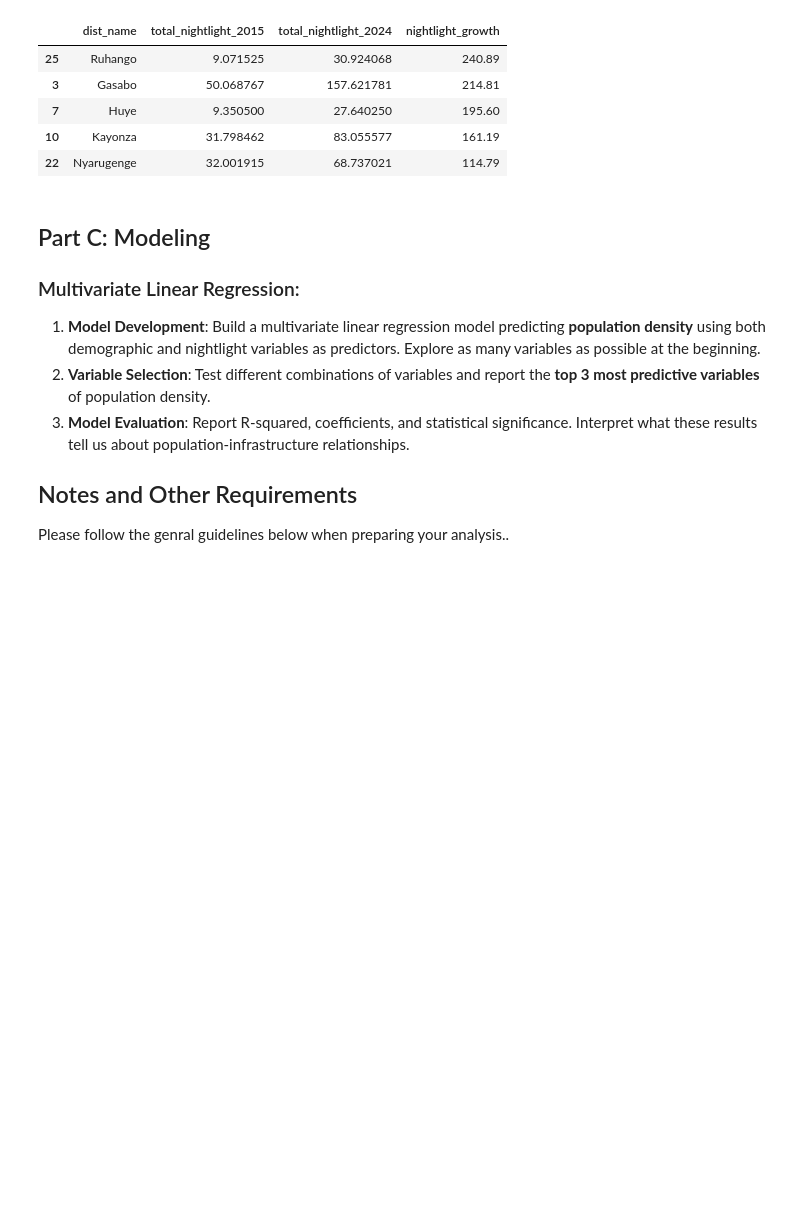
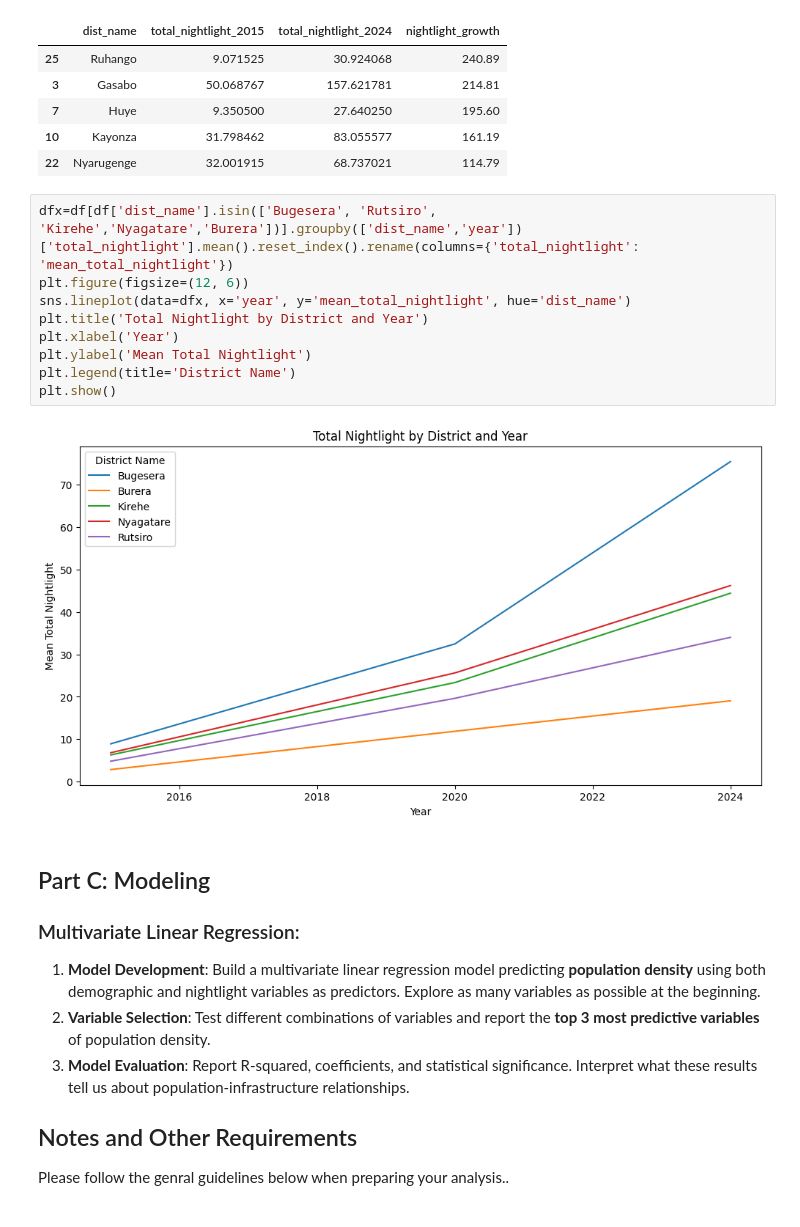
Before and after one commit to bimeobed/AIMS-DSCBI, a Jupyter notebook: notebooks/assignments/assignment-2.ipynb, the cells around one changed output. Drawn from its saved outputs; the diff is of its cells as text; blank space fills up the shorter version.

```diff
--- a/notebooks/assignments/assignment-2.ipynb
+++ b/notebooks/assignments/assignment-2.ipynb
@@ -414,6 +414,17 @@ df1.tail()# display the last few rows of the dataframe with the new columns
 | 7 | Huye | 9.350500 | 27.640250 | 195.60 |
 | 10 | Kayonza | 31.798462 | 83.055577 | 161.19 |
 | 22 | Nyarugenge | 32.001915 | 68.737021 | 114.79 |
+# %%
+dfx=df[df['dist_name'].isin(['Bugesera', 'Rutsiro', 'Kirehe','Nyagatare','Burera'])].groupby(['dist_name','year'])['total_nightlight'].mean().reset_index().rename(columns={'total_nightlight': 'mean_total_nightlight'})
+plt.figure(figsize=(12, 6))
+sns.lineplot(data=dfx, x='year', y='mean_total_nightlight', hue='dist_name')
+plt.title('Total Nightlight by District and Year')
+plt.xlabel('Year')
+plt.ylabel('Mean Total Nightlight')
+plt.legend(title='District Name')
+plt.show()
+# %% [output]
+[figure, added]
 # %% [markdown]
 ## Part C: Modeling
 
```
